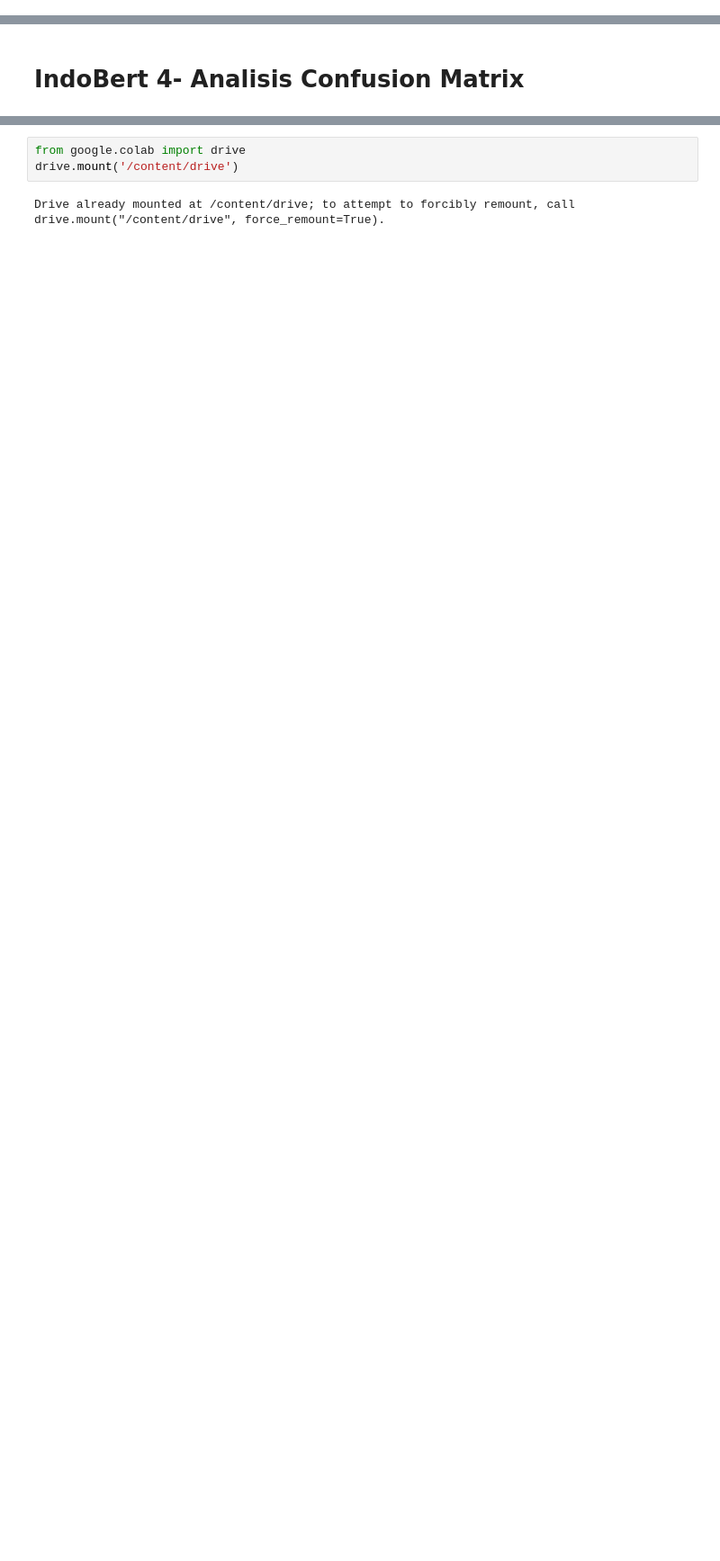
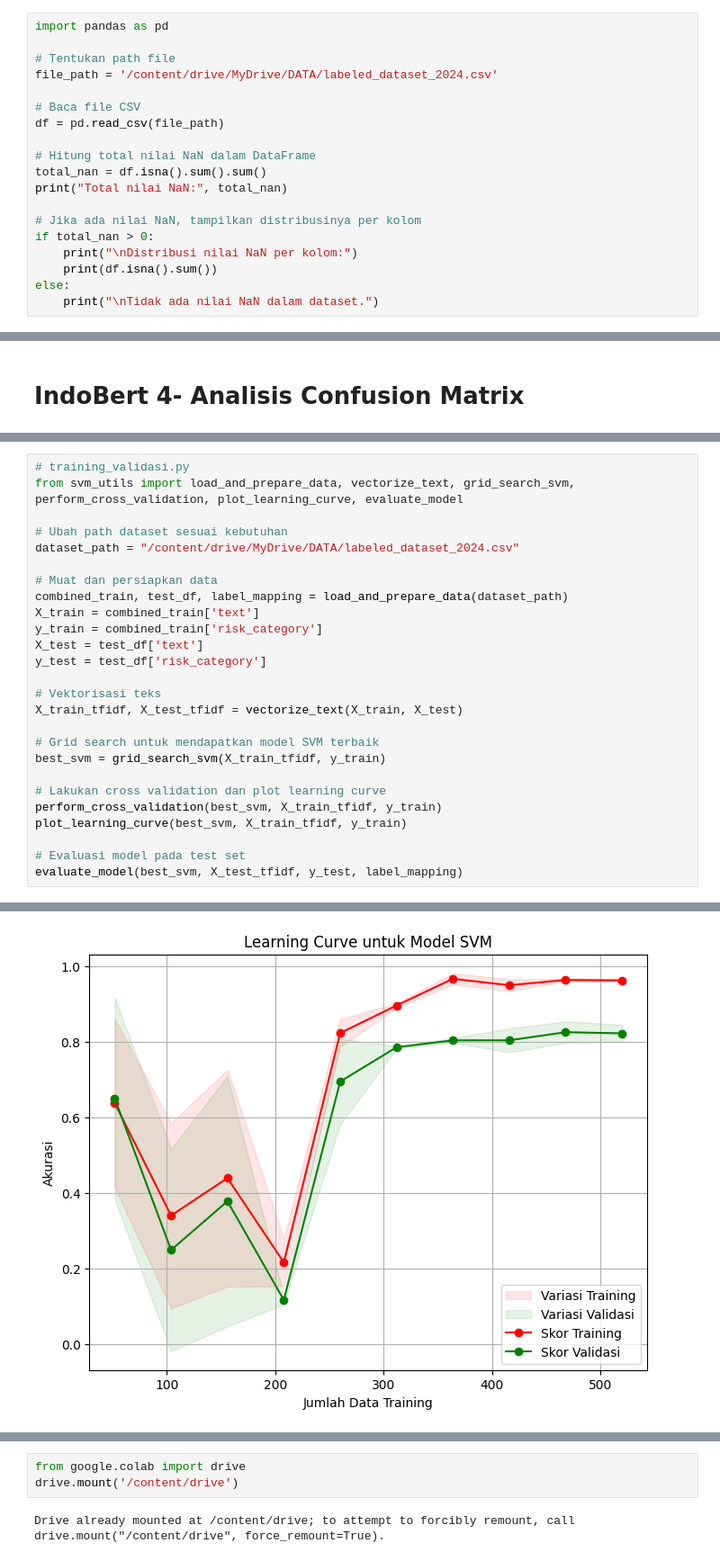
Before and after one commit to dian-wijayanti/DOKUMEN-TESIS, a Jupyter notebook: Dokumentasi.ipynb, the cells around one changed output, grey strips where cells are left out. Shown at 90% size. Cells and saved outputs as stored; diff of their text form; blank space fills up the shorter version.

```diff
--- a/Dokumentasi.ipynb
+++ b/Dokumentasi.ipynb
@@ -1688,3 +1878,22 @@ Contoh dari setiap kategori:
 Semua label konsisten dengan nilai total_score sesuai aturan pelabelan.
 
 Hasil pelabelan telah disimpan ke: /content/drive/MyDrive/DATA/labeled_dataset_2024.csv
+# %%
+import pandas as pd
+
+# Tentukan path file
+file_path = '/content/drive/MyDrive/DATA/labeled_dataset_2024.csv'
+
+# Baca file CSV
+df = pd.read_csv(file_path)
+
+# Hitung total nilai NaN dalam DataFrame
+total_nan = df.isna().sum().sum()
+print("Total nilai NaN:", total_nan)
+
+# Jika ada nilai NaN, tampilkan distribusinya per kolom
+if total_nan > 0:
+    print("\nDistribusi nilai NaN per kolom:")
+    print(df.isna().sum())
+else:
+    print("\nTidak ada nilai NaN dalam dataset.")
@@ -2589,0 +2806,27 @@ Confusion Matrix:
+# %%
+# training_validasi.py
+from svm_utils import load_and_prepare_data, vectorize_text, grid_search_svm, perform_cross_validation, plot_learning_curve, evaluate_model
+
+# Ubah path dataset sesuai kebutuhan
+dataset_path = "/content/drive/MyDrive/DATA/labeled_dataset_2024.csv"
+
+# Muat dan persiapkan data
+combined_train, test_df, label_mapping = load_and_prepare_data(dataset_path)
+X_train = combined_train['text']
+y_train = combined_train['risk_category']
+X_test = test_df['text']
+y_test = test_df['risk_category']
+
+# Vektorisasi teks
+X_train_tfidf, X_test_tfidf = vectorize_text(X_train, X_test)
+
+# Grid search untuk mendapatkan model SVM terbaik
+best_svm = grid_search_svm(X_train_tfidf, y_train)
+
+# Lakukan cross validation dan plot learning curve
+perform_cross_validation(best_svm, X_train_tfidf, y_train)
+plot_learning_curve(best_svm, X_train_tfidf, y_train)
+
+# Evaluasi model pada test set
+evaluate_model(best_svm, X_test_tfidf, y_test, label_mapping)
+# %% [output]
@@ -2589,0 +2847 @@ Confusion Matrix:
+[figure, added]
```
Also changed, not shown: parts of 49 cells of this notebook.
